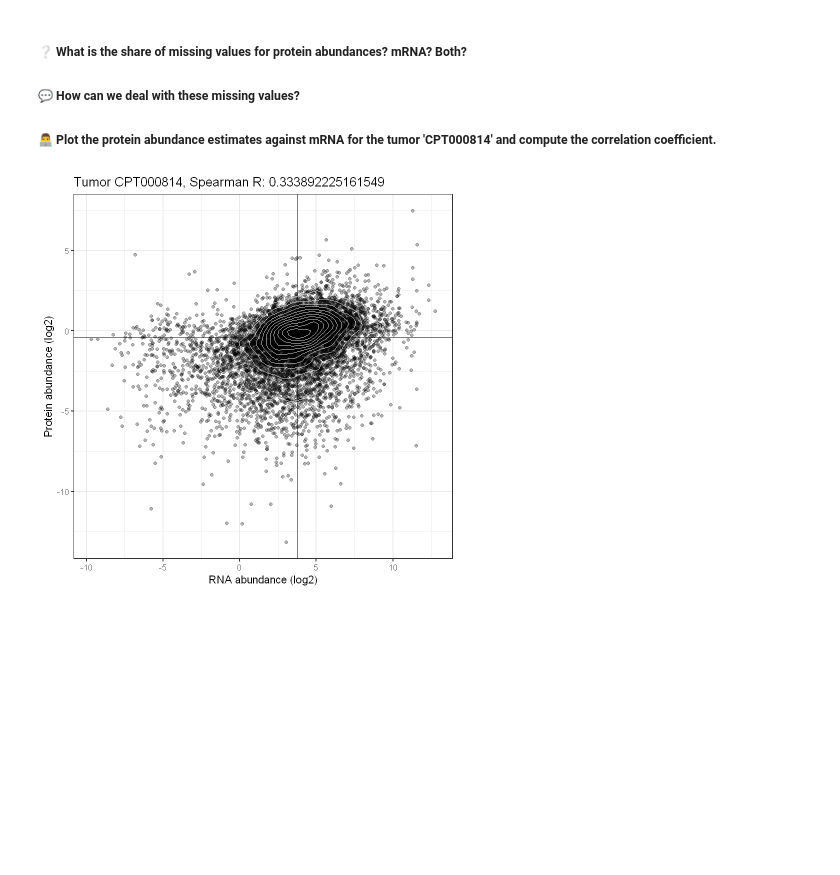
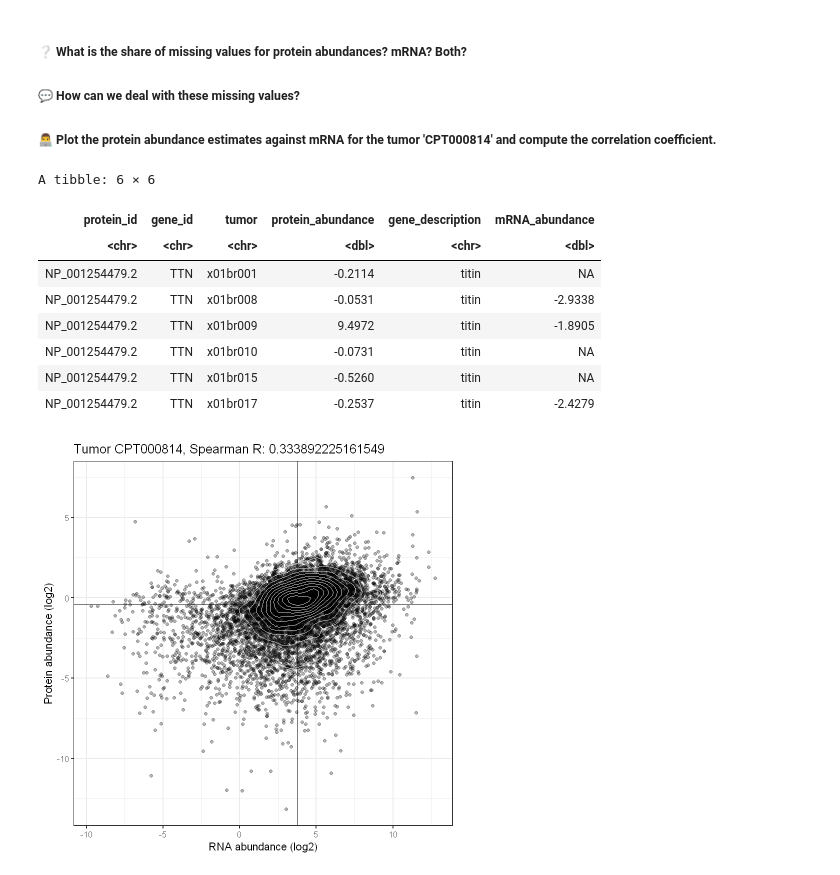
Before and after one commit to GTPB/IBIP21, a Jupyter notebook: pages/proteogenomics/gene-transcript-protein_abundances/gene_rna_protein_abundance.ipynb, the cells around one changed output. Cells and saved outputs as stored; diff of their text form; code cells hidden in the pictures; blank space fills up the shorter version.

```diff
--- a/pages/proteogenomics/gene-transcript-protein_abundances/gene_rna_protein_abundance.ipynb
+++ b/pages/proteogenomics/gene-transcript-protein_abundances/gene_rna_protein_abundance.ipynb
@@ -140,6 +140,18 @@ rnaProteinDF <- proteinLongDF %>%
 ##### 💬 How can we deal with these missing values?
 
 ##### 👨‍💻 Plot the protein abundance estimates against mRNA for the tumor 'CPT000814' and compute the correlation coefficient.
+# %%
+head(rnaProteinDF)
+# %% [output]
+A tibble: 6 × 6
+| protein_id | gene_id | tumor | protein_abundance | gene_description | mRNA_abundance |
+| <chr> | <chr> | <chr> | <dbl> | <chr> | <dbl> |
+| NP_001254479.2 | TTN | x01br001 | -0.2114 | titin | NA |
+| NP_001254479.2 | TTN | x01br008 | -0.0531 | titin | -2.9338 |
+| NP_001254479.2 | TTN | x01br009 | 9.4972 | titin | -1.8905 |
+| NP_001254479.2 | TTN | x01br010 | -0.0731 | titin | NA |
+| NP_001254479.2 | TTN | x01br015 | -0.5260 | titin | NA |
+| NP_001254479.2 | TTN | x01br017 | -0.2537 | titin | -2.4279 |
 # %%
 # Correlation for CPT000814
 
```
Also changed, not shown: 5 other files.
